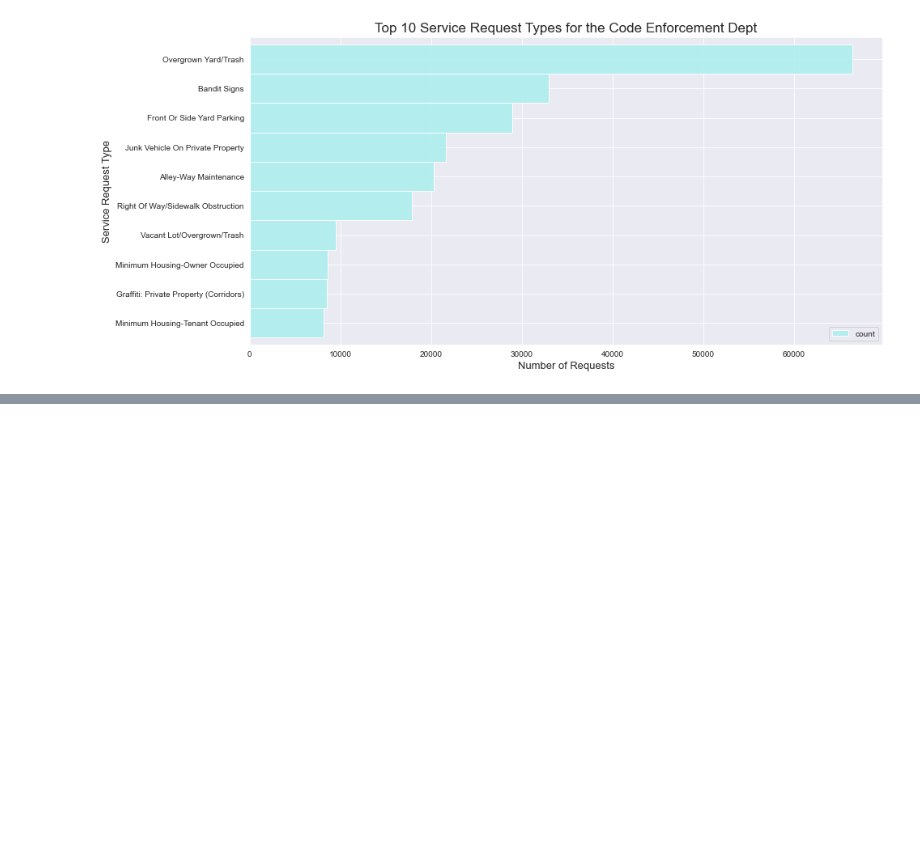
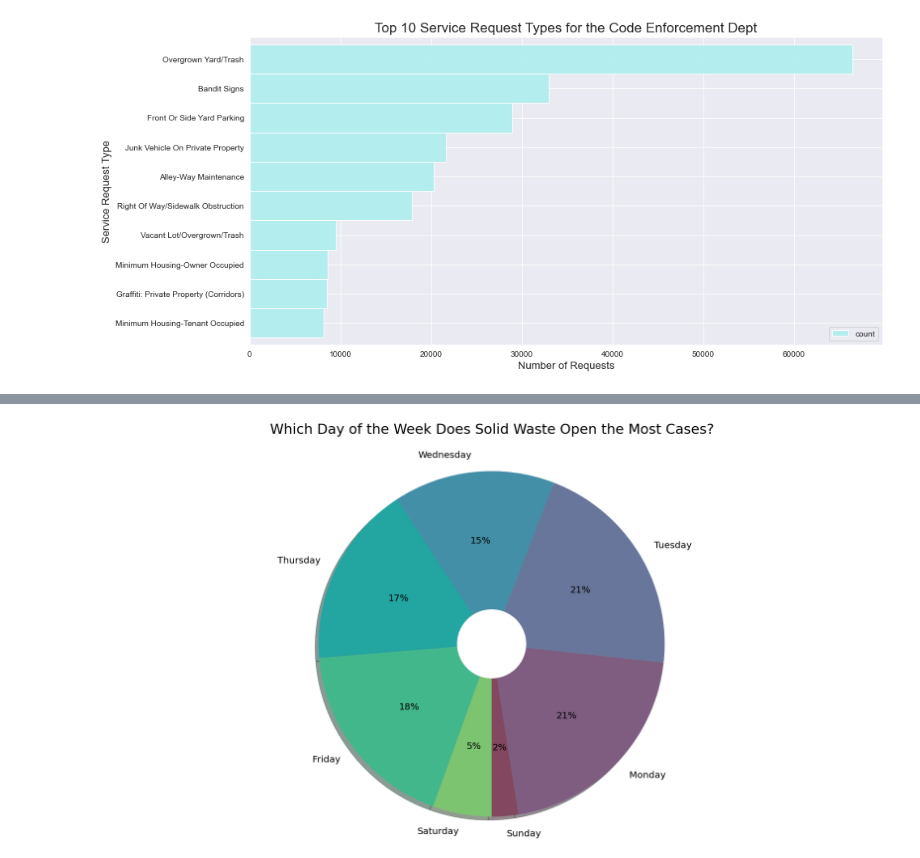
Before and after one commit to HeatherOrtegaMcMillan/spark-exercises, a Jupyter notebook: explore_spark.ipynb, the cells around one changed output, grey strips where cells are left out. Saved outputs shown, nothing was run; the diff lists cells and outputs as text; code cells hidden in the pictures; blank space fills up the shorter version.

```diff
--- a/explore_spark.ipynb
+++ b/explore_spark.ipynb
@@ -319,0 +580,21 @@ with sns.axes_style('darkgrid'):
+# %%
+colors = ['#85550e', '#5eb6cd', '#a1cc3a', '#a8b3b1' , '#0792a3', '#caac7e', '#ee2f3e', '#9671b0']
+
+colors2 = ['#83485F','#7E5D81','#68769B','#438FA7','#23A5A1','#43B78C','#7CC470','#BBCC57']
+# %%
+# make pie chart with percentages
+fig1, ax1 = plt.subplots(figsize=(24,12))
+mypie = ax1.pie(solid_waste['count'], autopct='%.0f%%', shadow=True, colors = colors2,
+                labels = solid_waste['weekday'],
+                startangle= -90, textprops={'fontsize': 20})
+
+centre_circle = plt.Circle((0,0),0.20,fc='white')
+fig = plt.gcf()
+fig.gca().add_artist(centre_circle)
+
+ax1.axis('equal')
+plt.tight_layout()
+plt.title('Which Day of the Week Does Solid Waste Open the Most Cases?\n', fontsize = 30)
+plt.show()
+# %% [output]
+[figure, added]
```
Also changed, not shown: parts of 26 cells of this notebook.
